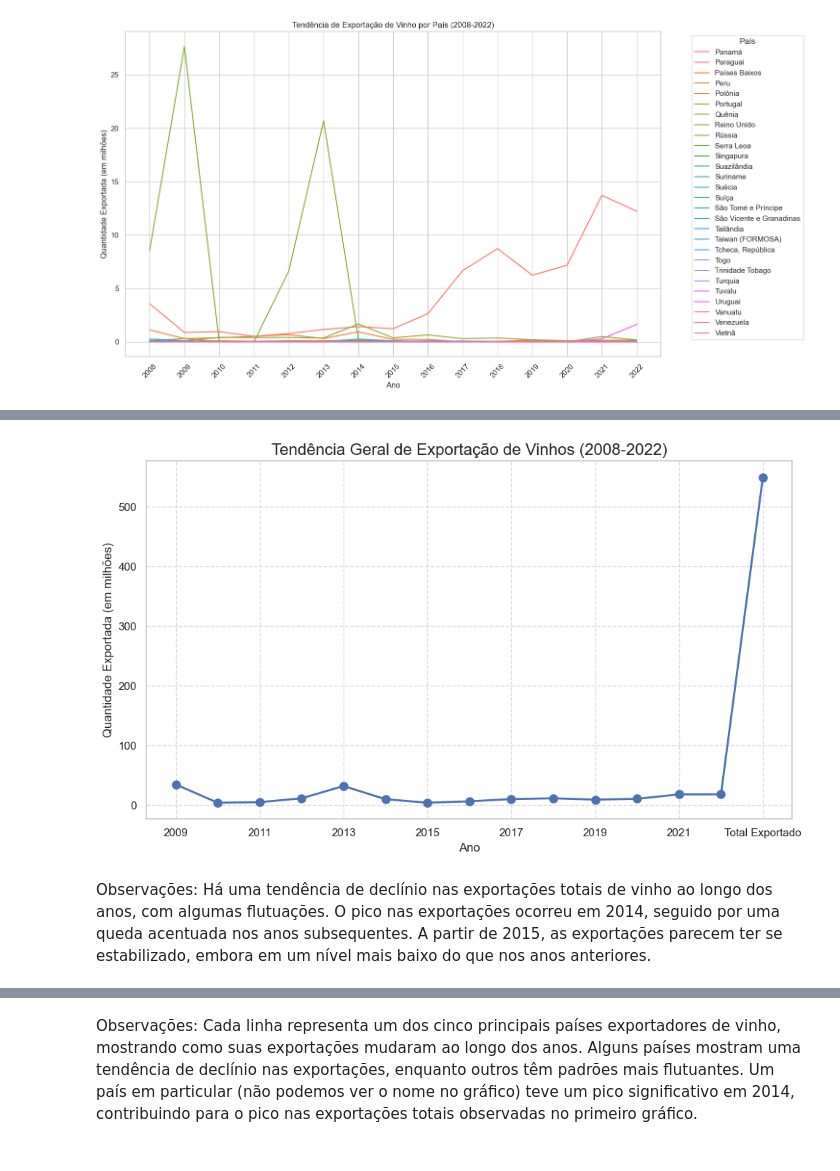
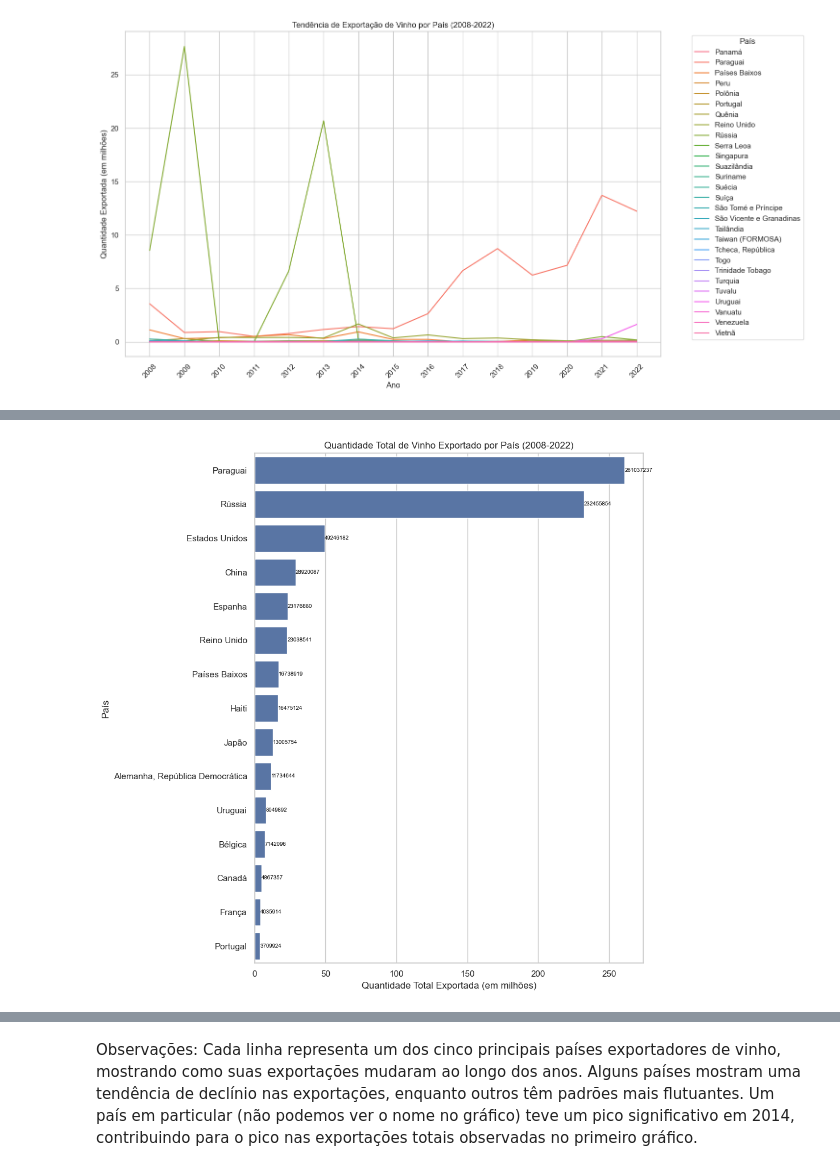
Before and after one commit to modelonulo/pos-fiap-ml, a Jupyter notebook: fase1_tech_challenge/camila_delduca_challange_fase1.ipynb, the cells around one changed output, grey strips where cells are left out. Saved outputs shown, nothing was run; the diff lists cells and outputs as text; code cells hidden in the pictures.

```diff
--- a/fase1_tech_challenge/camila_delduca_challange_fase1.ipynb
+++ b/fase1_tech_challenge/camila_delduca_challange_fase1.ipynb
@@ -153,27 +129,24 @@ plt.show()
-# %%
-# Configurações para os gráficos
-sns.set(style="whitegrid")
-plt.rcParams['figure.figsize'] = (10, 6)
-
-# 1. Tendência Geral de Exportação ao Longo do Tempo
-total_exports_by_year = data.iloc[:, 3:].sum()
-#ax1 = total_exports_by_year.plot(kind='line', marker='o', linewidth=2, markersize=8, color='b')
-ax1 = (total_exports_by_year / 1_000_000).plot(kind='line', marker='o', linewidth=2, markersize=8, color='b')
-
-ax1.set_title('Tendência Geral de Exportação de Vinhos (2008-2022)', fontsize=16)
-ax1.set_xlabel('Ano', fontsize=12)
-ax1.set_ylabel('Quantidade Exportada (em milhões)', fontsize=12)  # Ajuste aqui
-ax1.grid(True, linestyle='--', alpha=0.7)
-
-plt.tight_layout()
-plt.show()
-# %% [output]
-[figure, removed]
-# %% [markdown]
-Observações:
-Há uma tendência de declínio nas exportações totais de vinho ao longo dos anos, com algumas flutuações.
-O pico nas exportações ocorreu em 2014, seguido por uma queda acentuada nos anos subsequentes.
-A partir de 2015, as exportações parecem ter se estabilizado, embora em um nível mais baixo do que nos anos anteriores.
+# %%
+total_exportado_por_pais = data.drop(columns=["Id"]).groupby("País").sum().sum(axis=1)
+
+total_exportado_por_pais = total_exportado_por_pais.sort_values(ascending=False).head(15)
+
+plt.figure(figsize=(10, 10))
+
+barplot = sns.barplot(y=total_exportado_por_pais.index, x=total_exportado_por_pais.values / 1_000_000)
+
+for index, value in enumerate(total_exportado_por_pais):
+    plt.text(value / 1_000_000, index, f'{value:.0f}', color='black', ha="left", va="center", fontsize = 7)
+
+plt.title("Quantidade Total de Vinho Exportado por País (2008-2022)")
+plt.ylabel("País")
+plt.xlabel("Quantidade Total Exportada (em milhões)")
+
+plt.tight_layout()
+
+plt.show()
+# %% [output]
+[figure, added]
 # %%
 # 2. Top 5 Países Exportadores
 total_exports_by_country = data.iloc[:, 3:].sum(axis=1)
```
Also changed, not shown: parts of 20 cells of this notebook, 1 other file.
